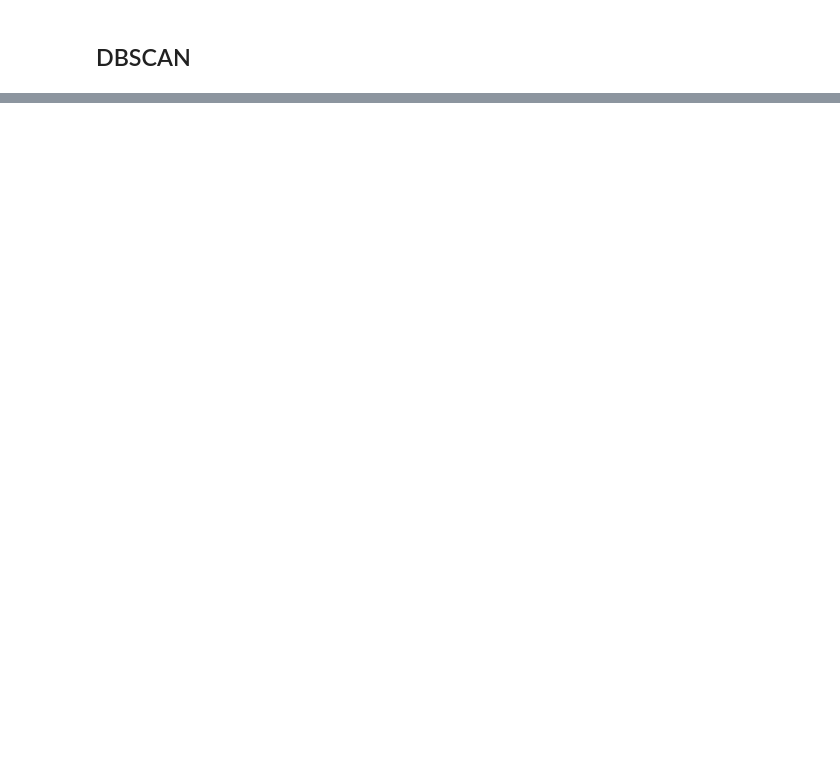
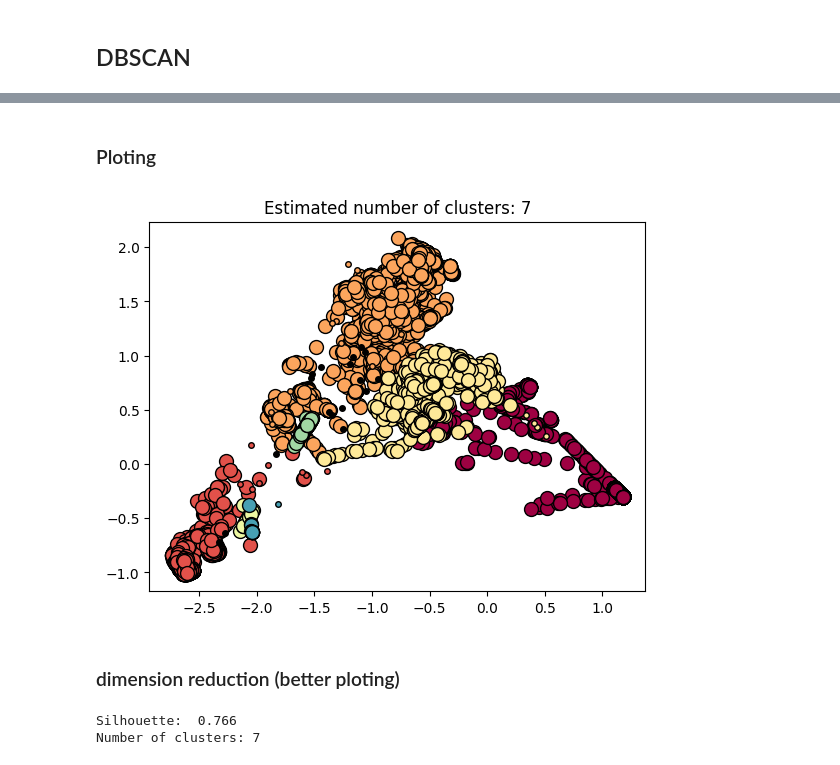
Before and after one commit to NikosKontou/6103_project, a Jupyter notebook: team_project.ipynb, the cells around one changed output, grey strips where cells are left out. Drawn from its saved outputs; the diff is of its cells as text; code cells hidden in the pictures; blank space fills up the shorter version.

Commit message:
pca, hyperparameter optimization and ploting

```diff
--- a/team_project.ipynb
+++ b/team_project.ipynb
@@ -90,0 +104,59 @@ print('silhouette: ', round(np.mean(silhouette_values), 3))
+# %%
+# once more with the best parameters ( i choose something with few clusters)
+db = DBSCAN(eps=1, min_samples=8).fit(data)
+core_samples_mask = np.zeros_like(db.labels_, dtype=bool)
+core_samples_mask[db.core_sample_indices_] = True
+labels = db.labels_
+n_clusters_ = len(set(labels)) - (1 if -1 in labels else 0)
+# %% [markdown]
+### Ploting
+# %%
+n_clusters_ = len(set(labels)) - (1 if -1 in labels else 0)
+plt.figure('dbscan')
+
+unique_labels = set(labels)
+colors = [plt.cm.Spectral(each)
+          for each in np.linspace(0, 1, len(unique_labels))]
+for k, col in zip(unique_labels, colors):
+    if k == -1:
+        col = [0, 0, 0, 1]
+
+    class_member_mask = (labels == k)
+
+    # core nodes
+    xy = data[class_member_mask & core_samples_mask]
+    plt.plot(xy[:, 0], xy[:, 1], 'o', markerfacecolor=tuple(col),
+             markeredgecolor='k', markersize=10)
+
+    # border nodes
+    xy = data[class_member_mask & ~core_samples_mask]
+    plt.plot(xy[:, 0], xy[:, 1], 'o', markerfacecolor=tuple(col),
+             markeredgecolor='k', markersize=4)
+
+plt.title('Estimated number of clusters: %d' % n_clusters_)
+plt.show()
+# black is noise.
+# %% [output]
+[figure, added]
+# %% [markdown]
+### dimension reduction (better ploting)
+# %%
+# Compute silhouette score
+if len(set(labels)) > 1:
+    silhouette_values = silhouette_samples(data, labels)
+    print('Silhouette: ', round(np.mean(silhouette_values), 3))
+else:
+    print("Silhouette score not applicable (only one cluster detected)")
+
+core_samples_mask = np.zeros_like(labels, dtype=bool)
+core_samples_mask[db.core_sample_indices_] = True
+
+n_clusters_ = len(set(labels)) - (1 if -1 in labels else 0)
+print(f"Number of clusters: {n_clusters_}")
+
+# Apply PCA to reduce dimensions to 2 for visualization
+pca = PCA(n_components=2)
+data_2d = pca.fit_transform(data)
+# %% [output]
+Silhouette:  0.766
+Number of clusters: 7
```
Also changed, not shown: parts of 7 cells of this notebook.
